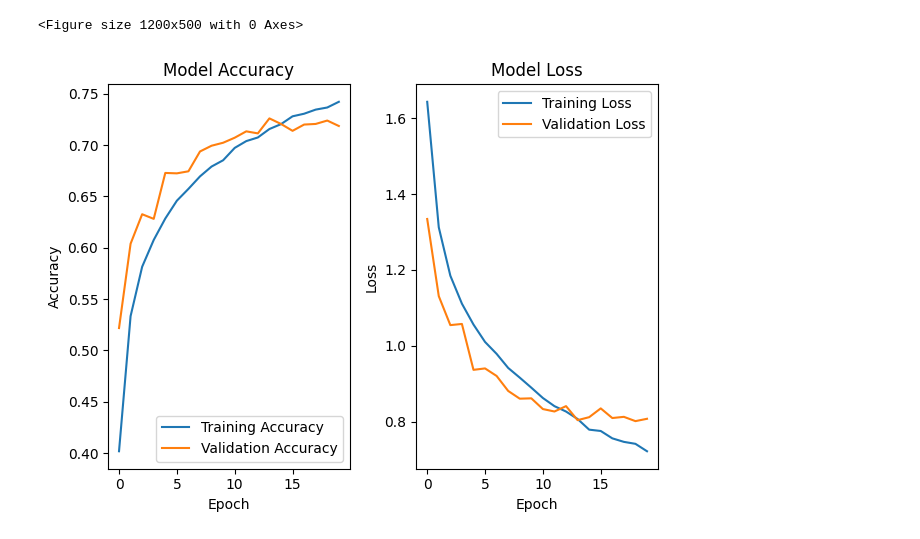
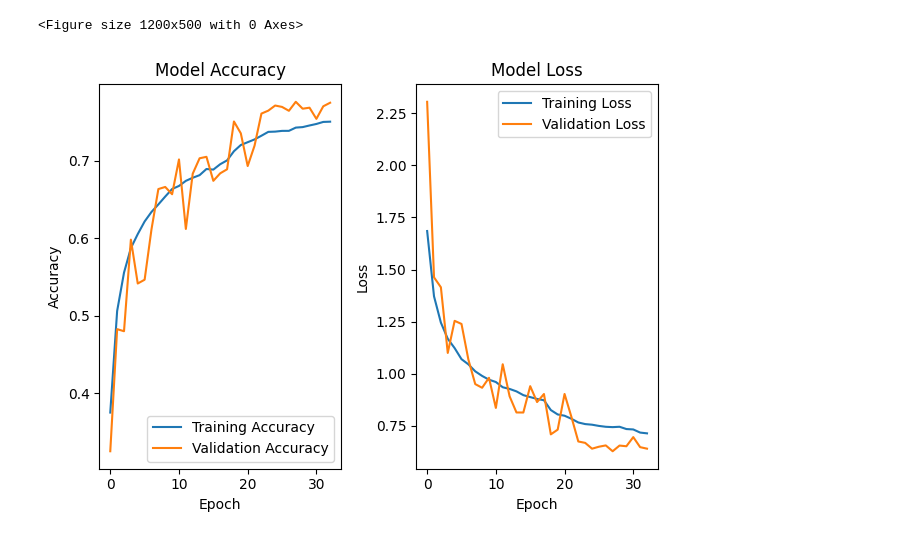
Before and after one commit to n1lays1ngh/Image-Recognition-on-CIFAR-10-Dataset, a Jupyter notebook: IMAGE_RECOGNITION_ON_CIFAR_10_DATASET_USING_CONVOLUTIONAL_NEURAL_NETWORK.ipynb, the cells around one changed output. Cells and saved outputs as stored; diff of their text form; code cells hidden in the pictures.

```diff
--- a/IMAGE_RECOGNITION_ON_CIFAR_10_DATASET_USING_CONVOLUTIONAL_NEURAL_NETWORK.ipynb
+++ b/IMAGE_RECOGNITION_ON_CIFAR_10_DATASET_USING_CONVOLUTIONAL_NEURAL_NETWORK.ipynb
@@ -234,6 +280,8 @@ model2 = Sequential([
     Dense(128, activation='relu'),
     Dropout(0.3),
 
+    Dense(64,activation = 'relu'),
+    Dropout(0.2),
     # Output Layer
     Dense(10, activation='softmax')
 
@@ -350,25 +442,25 @@ plt.figure(figsize=(12, 5))
 # %%
 # Accuracy plot
 plt.subplot(1, 2, 1)
-plt.plot(history.history['accuracy'], label='Training Accuracy')
-plt.plot(history.history['val_accuracy'], label='Validation Accuracy')
+plt.plot(history2.history['accuracy'], label='Training Accuracy')
+plt.plot(history2.history['val_accuracy'], label='Validation Accuracy')
 plt.title('Model Accuracy')
 plt.xlabel('Epoch')
 plt.ylabel('Accuracy')
 plt.legend()
 
 plt.subplot(1, 2, 2)
-plt.plot(history.history['loss'], label='Training Loss')
-plt.plot(history.history['val_loss'], label='Validation Loss')
+plt.plot(history2.history['loss'], label='Training Loss')
+plt.plot(history2.history['val_loss'], label='Validation Loss')
 plt.title('Model Loss')
 plt.xlabel('Epoch')
 plt.ylabel('Loss')
 plt.legend()
 
 plt.tight_layout()
 plt.show()
 # %% [output]
-[figure, old version]
+[figure, new version]
 # %%
 import random
 import numpy as np
```
Also changed, not shown: parts of 21 cells of this notebook.
